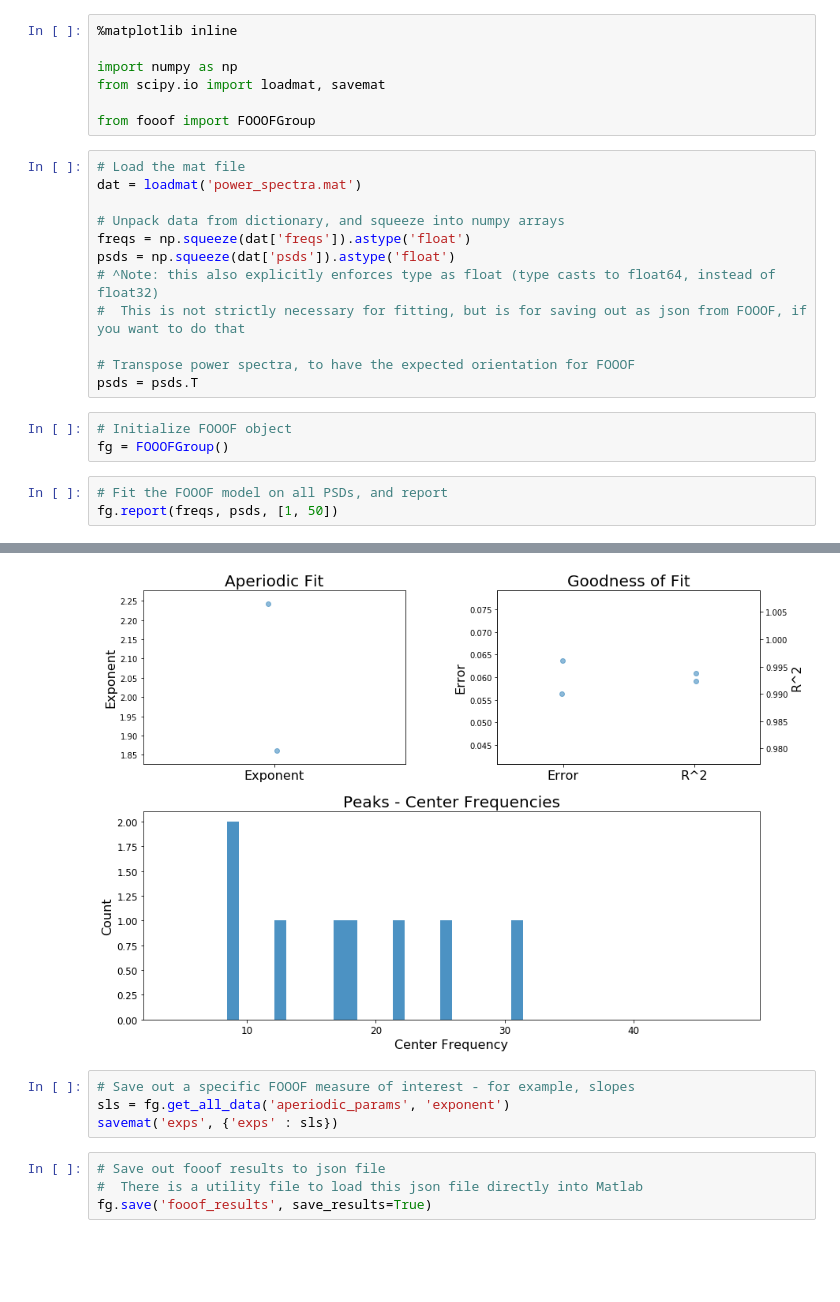
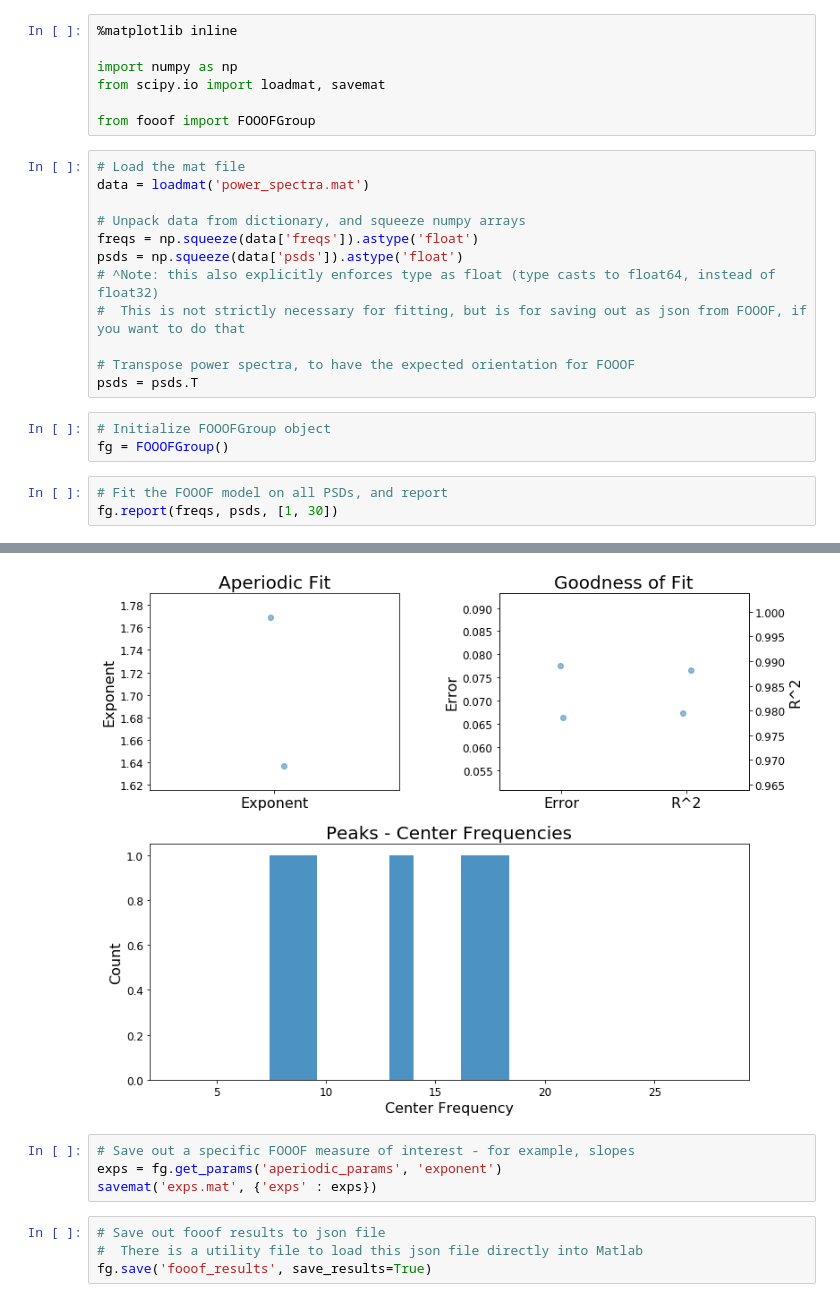
Before and after one commit to fooof-tools/mat_py_mat, a Jupyter notebook: MultiPSD_B_python_fooofing.ipynb, the cells around one changed output, grey strips where cells are left out. Cells and saved outputs as stored; diff of their text form; blank space fills up the shorter version.

```diff
--- a/MultiPSD_B_python_fooofing.ipynb
+++ b/MultiPSD_B_python_fooofing.ipynb
@@ -18,22 +18,22 @@ from scipy.io import loadmat, savemat
 from fooof import FOOOFGroup
 # %%
 # Load the mat file
-dat = loadmat('power_spectra.mat')
+data = loadmat('power_spectra.mat')
 
-# Unpack data from dictionary, and squeeze into numpy arrays
-freqs = np.squeeze(dat['freqs']).astype('float')
-psds = np.squeeze(dat['psds']).astype('float')
+# Unpack data from dictionary, and squeeze numpy arrays
+freqs = np.squeeze(data['freqs']).astype('float')
+psds = np.squeeze(data['psds']).astype('float')
 # ^Note: this also explicitly enforces type as float (type casts to float64, instead of float32)
 #  This is not strictly necessary for fitting, but is for saving out as json from FOOOF, if you want to do that
 
 # Transpose power spectra, to have the expected orientation for FOOOF
 psds = psds.T
 # %%
-# Initialize FOOOF object
+# Initialize FOOOFGroup object
 fg = FOOOFGroup()
 # %%
 # Fit the FOOOF model on all PSDs, and report
-fg.report(freqs, psds, [1, 50])
+fg.report(freqs, psds, [1, 30])
 # %% [output]
 Running FOOOFGroup across 2 power spectra.
 
@@ -53,10 +53,10 @@ FOOOF WARNING: Lower-bound peak width limit is < or ~= the frequency resolution:
 
 ==================================================================================================
-[figure, old version]
+[figure, new version]
 # %%
 # Save out a specific FOOOF measure of interest - for example, slopes
-sls = fg.get_all_data('aperiodic_params', 'exponent')
-savemat('exps', {'exps' : sls})
+exps = fg.get_params('aperiodic_params', 'exponent')
+savemat('exps.mat', {'exps' : exps})
 # %%
 # Save out fooof results to json file
 #  There is a utility file to load this json file directly into Matlab
```
Also changed, not shown: parts of 2 cells of this notebook, 8 other files.
